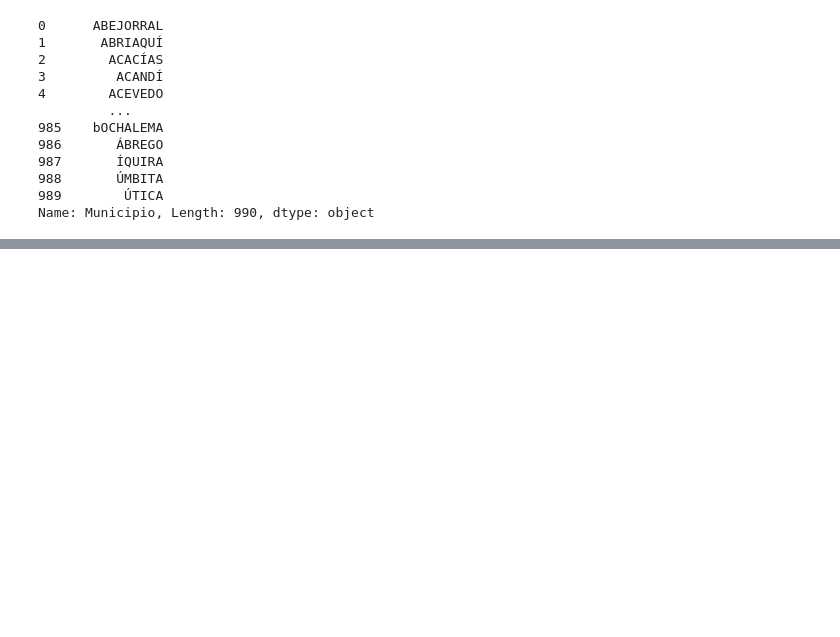
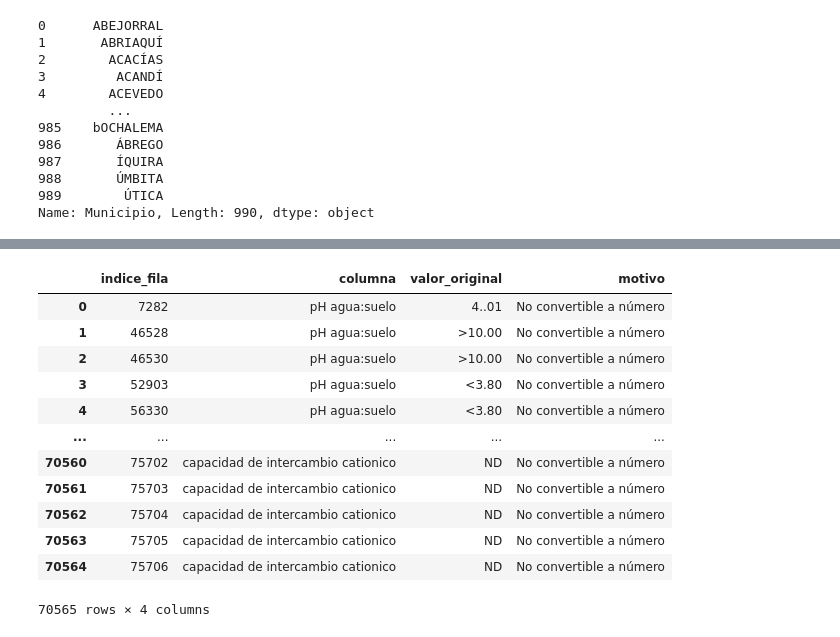
Before and after one commit to FmCalistenico/big-data-postgraduate, a Jupyter notebook: soluciones/taller01.ipynb, the cells around one changed output, grey strips where cells are left out. Cells and saved outputs as stored; diff of their text form; code cells hidden in the pictures; blank space fills up the shorter version.

Commit message:
Validacion error taller1

```diff
--- a/soluciones/taller01.ipynb
+++ b/soluciones/taller01.ipynb
@@ -207,3 +207,70 @@ display(municipios)
 988       ÚMBITA
 989        ÚTICA
 Name: Municipio, Length: 990, dtype: object
+# %%
+df_agrosavia = pd.read_csv("../kit/data/raw/agrosavia.csv", dtype=str)
+# %%
+import pandas as pd
+
+# Nombres de los campos que deben ser numéricos.
+campos_numericos = {
+    "Secuencial",
+    "pH agua:suelo",
+    "Materia organica",
+    "Fósforo Bray II",
+    "Azufre Fosfato monocalcico",
+    "Calcio intercambiable",
+    "Magnesio intercambiable",
+    "Sodio intercambiable",
+    "capacidad de intercambio cationico",
+}
+
+# Localizar columnas ignorando espacios externos y mayúsculas.
+buscados = {nombre.strip().casefold() for nombre in campos_numericos}
+columnas = [
+    col for col in df_agrosavia.columns
+    if col.strip().casefold() in buscados
+]
+
+encontrados = {col.strip().casefold() for col in columnas}
+if faltantes := buscados - encontrados:
+    raise ValueError(f"Columnas no encontradas: {sorted(faltantes)}")
+
+df_agrosavia_corregido = df_agrosavia.copy()
+incidencias = []
+
+for columna in columnas:
+    original = df_agrosavia[columna]
+    texto = original.astype("string").str.strip()
+
+    es_vacio = texto.isna() | texto.eq("")
+    numero = pd.to_numeric(texto, errors="coerce")
+    es_error = numero.isna() & ~es_vacio
+
+    # Guardar ubicación y contenido original de cada incidencia.
+    for mascara, motivo in [
+        (es_error, "No convertible a número"),
+        (es_vacio, "Valor faltante"),
+    ]:
+        incidencias.append(pd.DataFrame({
+            "indice_fila": df_agrosavia.index[mascara],
+            "columna": columna,
+            "valor_original": original.loc[mascara].to_numpy(),
+            "motivo": motivo,
+        }))
+
+    df_agrosavia_corregido[columna] = numero
+
+df_errores = pd.concat(incidencias, ignore_index=True)
+
+# Resumen por columna y motivo.
+display(
+    df_errores.groupby(["columna", "motivo"])
+    .size()
+    .rename("cantidad")
+    .reset_index()
+)
+
+# Detalle: índice, columna y valor que requiere revisión.
+display(df_errores)
+# %% [output]
@@ -209,0 +286,13 @@ Name: Municipio, Length: 990, dtype: object
+|  | indice_fila | columna | valor_original | motivo |
+| 0 | 7282 | pH agua:suelo | 4..01 | No convertible a número |
+| 1 | 46528 | pH agua:suelo | >10.00 | No convertible a número |
+| 2 | 46530 | pH agua:suelo | >10.00 | No convertible a número |
+| 3 | 52903 | pH agua:suelo | <3.80 | No convertible a número |
+| 4 | 56330 | pH agua:suelo | <3.80 | No convertible a número |
+| ... | ... | ... | ... | ... |
+| 70560 | 75702 | capacidad de intercambio cationico | ND | No convertible a número |
+| 70561 | 75703 | capacidad de intercambio cationico | ND | No convertible a número |
+| 70562 | 75704 | capacidad de intercambio cationico | ND | No convertible a número |
+| 70563 | 75705 | capacidad de intercambio cationico | ND | No convertible a número |
+| 70564 | 75706 | capacidad de intercambio cationico | ND | No convertible a número |
+70565 rows × 4 columns
```
Also changed, not shown: parts of 1 cell of this notebook.
